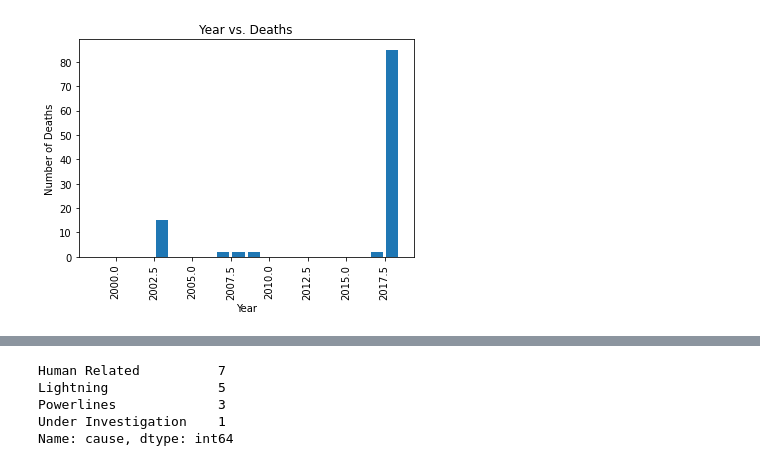
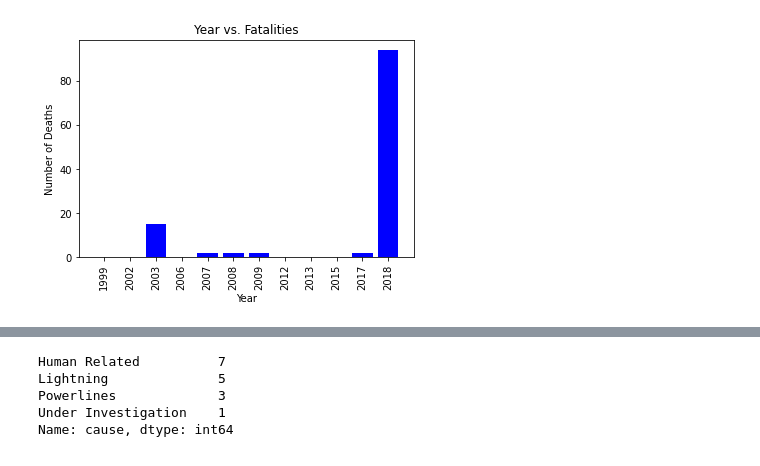
Before and after one commit to roborgain1/California-Wildfires-and-Climate-Change, a Jupyter notebook: largest_fires_jrm.ipynb, the cells around one changed output, grey strips where cells are left out. Saved outputs shown, nothing was run; the diff lists cells and outputs as text; code cells hidden in the pictures.

```diff
--- a/largest_fires_jrm.ipynb
+++ b/largest_fires_jrm.ipynb
@@ -128,0 +172,3 @@ plt.savefig('years_vs_structures_30yrs.png')
+# %%
+grouped_year_deaths = past_30_years.groupby(['year'])['deaths'].sum().reset_index()
+grouped_year_deaths
@@ -129,16 +189,16 @@ plt.savefig('years_vs_structures_30yrs.png')
 # %%
-x_axis = past_30_years['year']
-y_axis = past_30_years['deaths']
+x_axis = grouped_year_deaths['year'].astype(str)
+y_axis = grouped_year_deaths['deaths']
 
-# making a scatter plot
-plt.bar(x_axis, y_axis)
+#making a bar chart
+plt.bar(x_axis, y_axis, color='blue')
 plt.xticks(rotation=90)
 
 # giving the name to the x and y label
-plt.title('Year vs. Deaths')
+plt.title('Year vs. Fatalities')
 plt.xlabel('Year')
 plt.ylabel('Number of Deaths')
 plt.savefig('years_vs_deaths_30yrs.png')
 # %% [output]
-[figure, old version]
+[figure, new version]
 # %%
```
Also changed, not shown: parts of 17 cells of this notebook, 6 other files.
